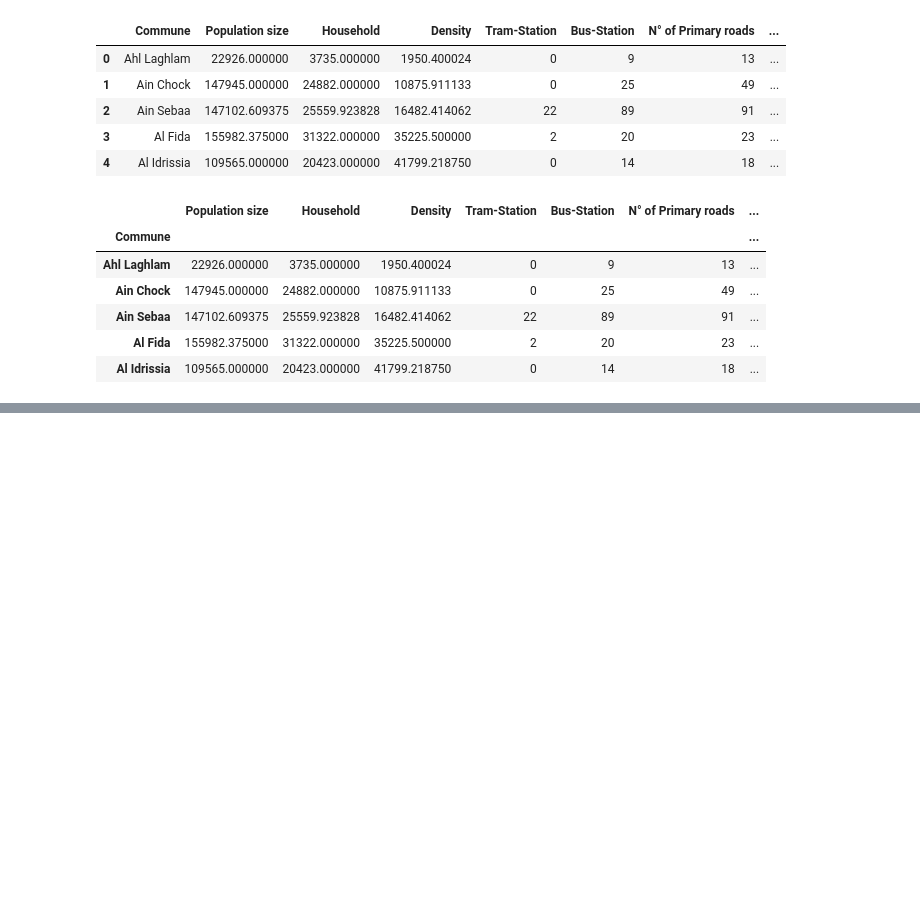
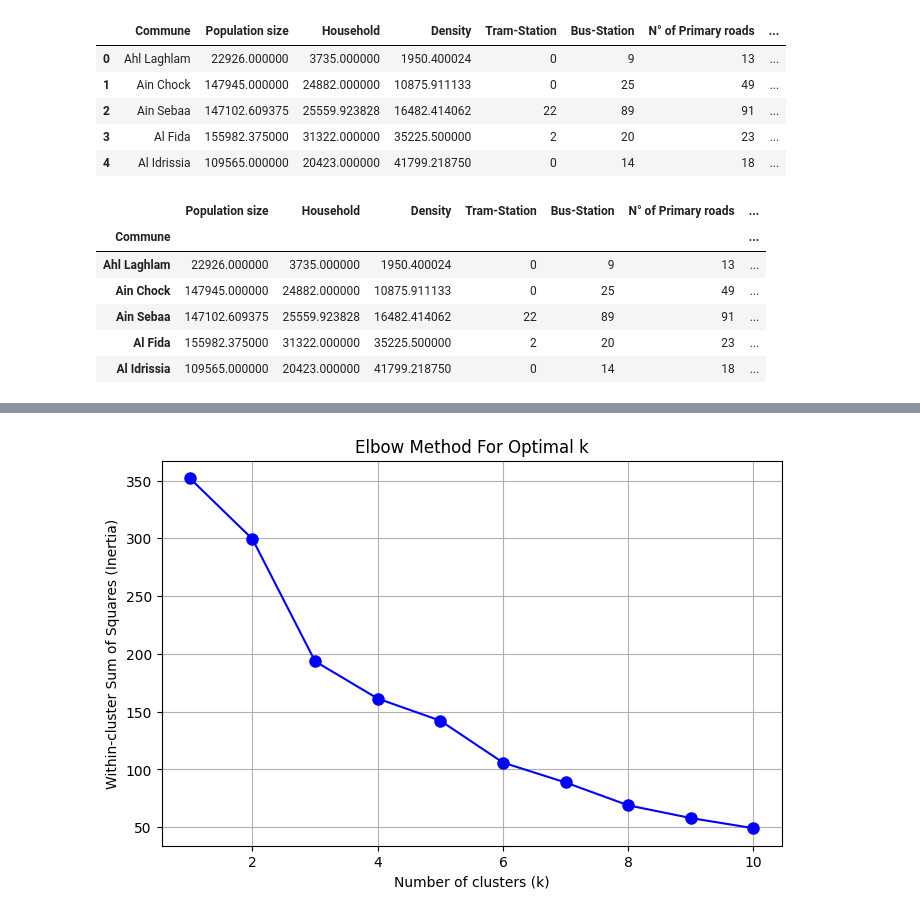
Before and after one commit to RogerSawadogo/Casablanca_traffic_analysis, a Jupyter notebook: Analysis.ipynb, the cells around one changed output, grey strips where cells are left out. Drawn from its saved outputs; the diff is of its cells as text; code cells hidden in the pictures; blank space fills up the shorter version.

```diff
--- a/Analysis.ipynb
+++ b/Analysis.ipynb
@@ -380,0 +428,30 @@ Passing `palette` without assigning `hue` is deprecated and will be removed in v
+# %%
+from sklearn.preprocessing import StandardScaler
+from sklearn.cluster import KMeans
+from sklearn.metrics import silhouette_score
+from sklearn.decomposition import PCA
+
+# Select only numerical columns for clustering
+X = df_final.select_dtypes(include='number')
+
+# Standardize features for better clustering performance
+scaler = StandardScaler()
+X_scaled = scaler.fit_transform(X)
+# %%
+# %% Step 1: Determine the optimal number of clusters using the Elbow method
+inertia = []
+K = range(1, 11)
+for k in K:
+    kmeans = KMeans(n_clusters=k, random_state=42)
+    kmeans.fit(X_scaled)
+    inertia.append(kmeans.inertia_)
+
+plt.figure(figsize=(8, 5))
+plt.plot(K, inertia, 'bo-', markersize=8)
+plt.xlabel("Number of clusters (k)")
+plt.ylabel("Within-cluster Sum of Squares (Inertia)")
+plt.title("Elbow Method For Optimal k")
+plt.grid(True)
+plt.show()
+# %% [output]
+[figure, added]
```
Also changed, not shown: parts of 17 cells of this notebook, 3 other files.
